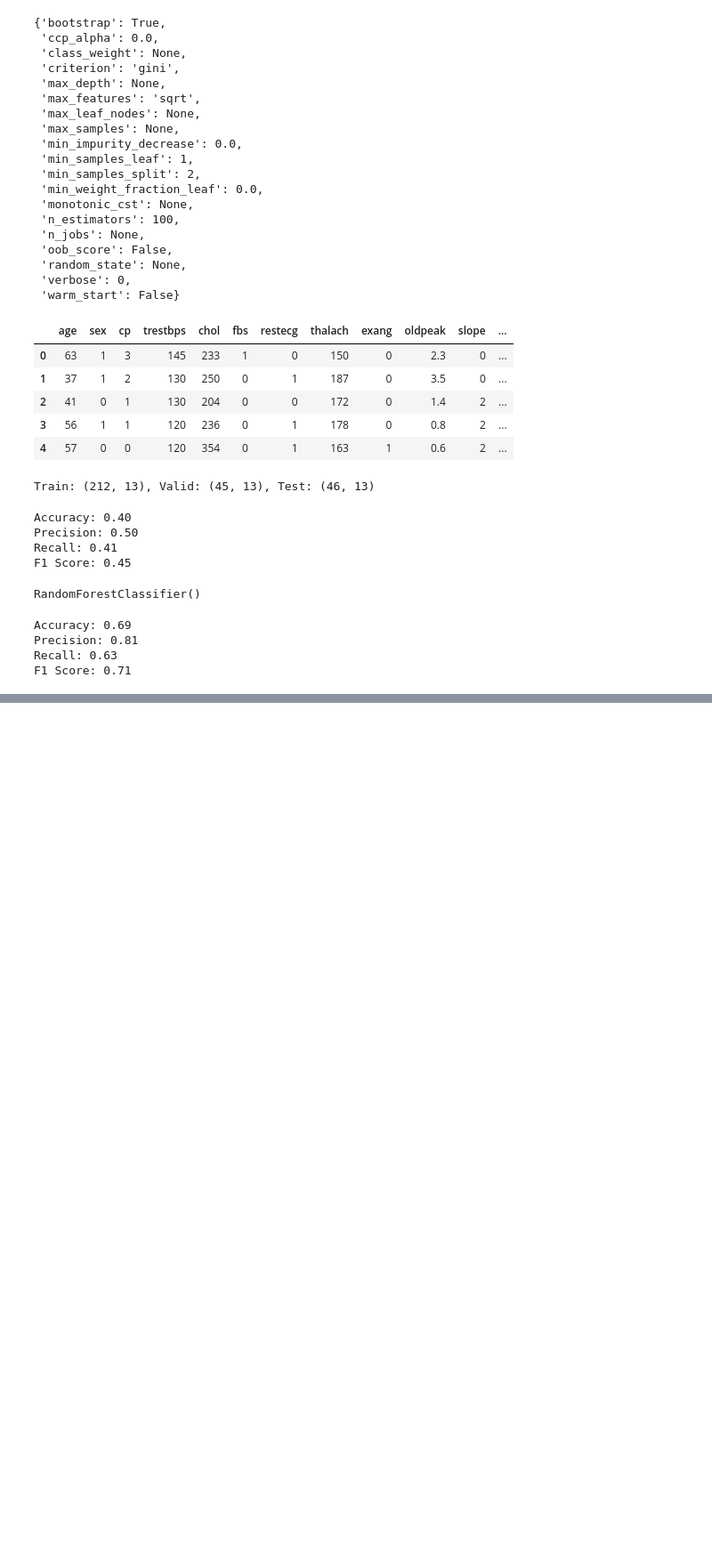
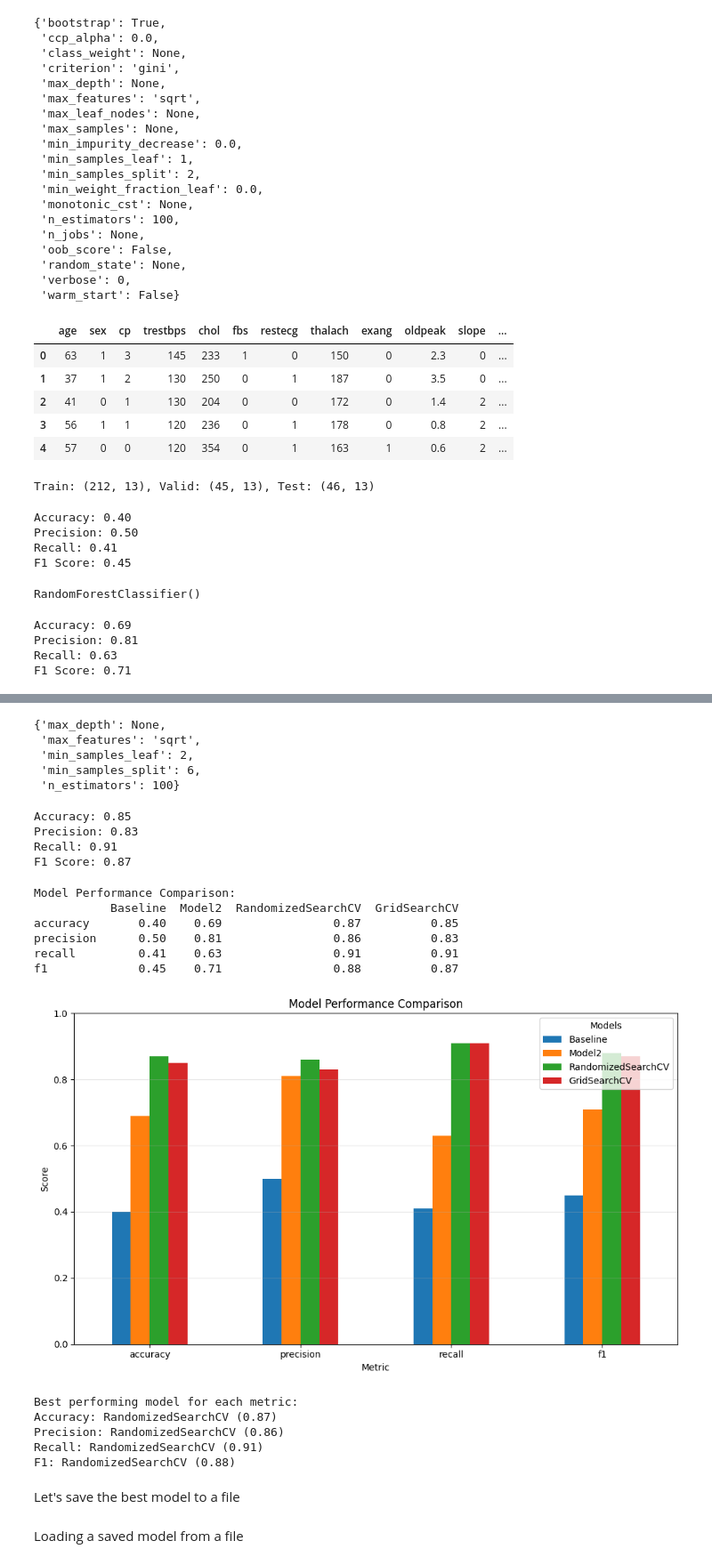
Before and after one commit to LukeOpany/sci-kit, a Jupyter notebook: tun_heart_disease.ipynb, the cells around one changed output, grey strips where cells are left out. Shown at 89% size. Saved outputs shown, nothing was run; the diff lists cells and outputs as text; code cells hidden in the pictures; blank space fills up the shorter version.

Commit message:
Add hyperparameter tuning with RandomizedSearchCV and GridSearchCV
Implements automated hyperparameter optimization, model comparison visualization, and model persistence (pickle/joblib).

```diff
--- a/tun_heart_disease.ipynb
+++ b/tun_heart_disease.ipynb
@@ -107,0 +218,6 @@ F1 Score: 0.71
+# %%
+gs_clf = GridSearchCV(estimator=clf,
+                            param_grid = grid2,
+                            cv=5,
+                            verbose=2)
+gs_clf.fit(X_train, y_train)
@@ -107,0 +247,33 @@ F1 Score: 0.71
+# %%
+gs_clf.best_params_
+# %% [output]
+{'max_depth': None,
+ 'max_features': 'sqrt',
+ 'min_samples_leaf': 2,
+ 'min_samples_split': 6,
+ 'n_estimators': 100}
+# %%
+gs_y_preds = gs_clf.predict(X_test)
+# %%
+gs_metrics =  evaluate_preds(y_test, gs_y_preds)
+# %% [output]
+Accuracy: 0.85
+Precision: 0.83
+Recall: 0.91
+F1 Score: 0.87
+# %%
+metrics_comparison = pd.DataFrame({
+    'Baseline': baseline_metrics,
+    'Model2': model2_metrics,
+    'RandomizedSearchCV': rs_metrics,
+    'GridSearchCV': gs_metrics
+})
+print("Model Performance Comparison:")
+print(metrics_comparison)
+# %% [output]
+Model Performance Comparison:
+           Baseline  Model2  RandomizedSearchCV  GridSearchCV
+accuracy       0.40    0.69                0.87          0.85
+precision      0.50    0.81                0.86          0.83
+recall         0.41    0.63                0.91          0.91
+f1             0.45    0.71                0.88          0.87
@@ -107,0 +282,25 @@ F1 Score: 0.71
+# %%
+metrics_comparison.plot(kind='bar', figsize=(10, 6))
+plt.title('Model Performance Comparison')
+plt.ylabel('Score')
+plt.xlabel('Metric')
+plt.legend(title='Models')
+plt.xticks(rotation=0)
+plt.ylim(0, 1)
+plt.grid(axis='y', alpha=0.3)
+plt.tight_layout()
+plt.show()
+
+# Print the best performing model for each metric
+print("\nBest performing model for each metric:")
+for metric in metrics_comparison.index:
+    best_model = metrics_comparison.loc[metric].idxmax()
+    best_score = metrics_comparison.loc[metric].max()
+    print(f"{metric.capitalize()}: {best_model} ({best_score:.2f})")
+# %% [output]
+[figure, added]
+Best performing model for each metric:
+Accuracy: RandomizedSearchCV (0.87)
+Precision: RandomizedSearchCV (0.86)
+Recall: RandomizedSearchCV (0.91)
+F1: RandomizedSearchCV (0.88)
@@ -107,0 +309,2 @@ F1 Score: 0.71
+# %% [markdown]
+Let's save the best model to a file
@@ -107,0 +315,2 @@ F1 Score: 0.71
+# %% [markdown]
+Loading a saved model from a file
```
Also changed, not shown: parts of 26 cells of this notebook.
